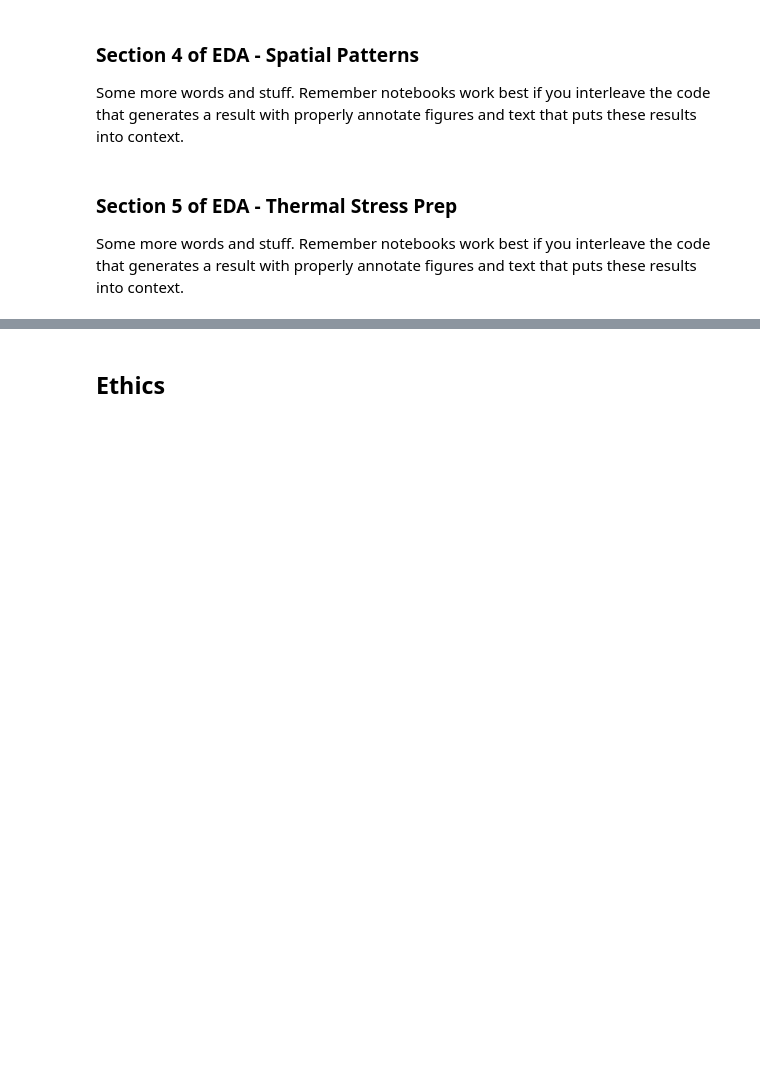
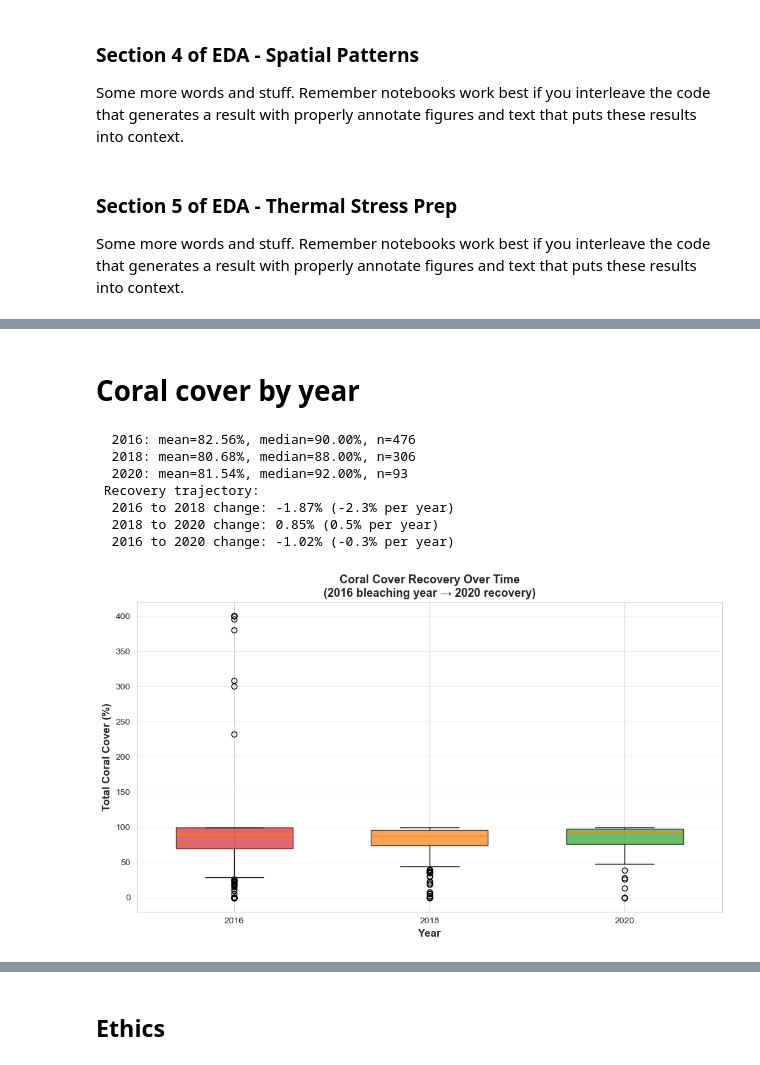
Before and after one commit to COGS108/Group032_WI26, a Jupyter notebook: 02-EDACheckpoint.ipynb, the cells around one changed output, grey strips where cells are left out. Drawn from its saved outputs; the diff is of its cells as text; code cells hidden in the pictures; blank space fills up the shorter version.

```diff
--- a/02-EDACheckpoint.ipynb
+++ b/02-EDACheckpoint.ipynb
@@ -926,0 +1422,50 @@ Some more words and stuff.  Remember notebooks work best if you interleave the c
+# %% [markdown]
+# Coral cover by year
+# %%
+for year in sorted(merged_final['YEAR'].unique()):
+    year_data = merged_final[merged_final['YEAR'] == year]['total_cover']
+    print(f"  {int(year)}: mean={year_data.mean():.2f}%, median={year_data.median():.2f}%, n={len(year_data)}")
+
+# Calculating recovery rate
+coral_2016 = merged_final[merged_final['YEAR'] == 2016]['total_cover'].mean()
+coral_2018 = merged_final[merged_final['YEAR'] == 2018]['total_cover'].mean()
+coral_2020 = merged_final[merged_final['YEAR'] == 2020]['total_cover'].mean()
+
+print(f" Recovery trajectory:")
+print(f"  2016 to 2018 change: {coral_2018 - coral_2016:.2f}% ({(coral_2018-coral_2016)/coral_2016*100:.1f}% per year)")
+print(f"  2018 to 2020 change: {coral_2020 - coral_2018:.2f}% ({(coral_2020-coral_2018)/2/coral_2018*100:.1f}% per year)")
+print(f"  2016 to 2020 change: {coral_2020 - coral_2016:.2f}% ({(coral_2020-coral_2016)/4/coral_2016*100:.1f}% per year)")
+
+
+fig, ax = plt.subplots(figsize=(10, 6))
+
+data_by_year = [merged_final[merged_final['YEAR'] == year]['total_cover'].values
+                 for year in sorted(merged_final['YEAR'].unique())]
+
+bp = ax.boxplot(data_by_year,
+                labels=[f'{int(y)}' for y in sorted(merged_final['YEAR'].unique())],
+                patch_artist=True,
+                widths=0.6)
+
+colors = ['#d62728', '#ff7f0e', '#2ca02c']
+for patch, color in zip(bp['boxes'], colors):
+    patch.set_facecolor(color)
+    patch.set_alpha(0.7)
+
+ax.set_xlabel('Year', fontsize=12, fontweight='bold')
+ax.set_ylabel('Total Coral Cover (%)', fontsize=12, fontweight='bold')
+ax.set_title('Coral Cover Recovery Over Time\n(2016 bleaching year → 2020 recovery)', fontsize=13, fontweight='bold')
+ax.grid(True, alpha=0.3, axis='y')
+
+plt.tight_layout()
+plt.savefig('03_coral_by_year.png', dpi=300, bbox_inches='tight')
+plt.show()
+# %% [output]
+  2016: mean=82.56%, median=90.00%, n=476
+  2018: mean=80.68%, median=88.00%, n=306
+  2020: mean=81.54%, median=92.00%, n=93
+ Recovery trajectory:
+  2016 to 2018 change: -1.87% (-2.3% per year)
+  2018 to 2020 change: 0.85% (0.5% per year)
+  2016 to 2020 change: -1.02% (-0.3% per year)
+[figure, added]
```
Also changed, not shown: parts of 37 cells of this notebook, 7 other files.
